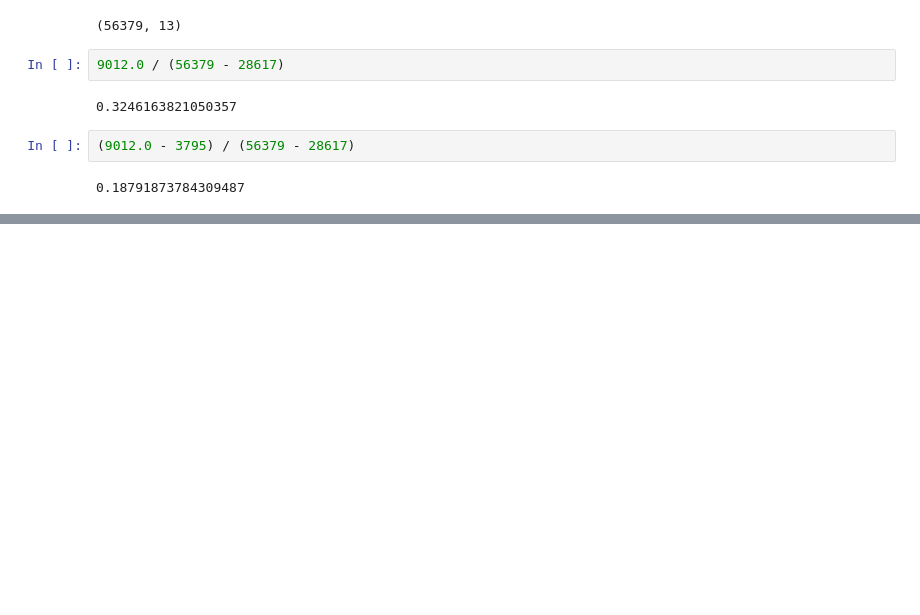
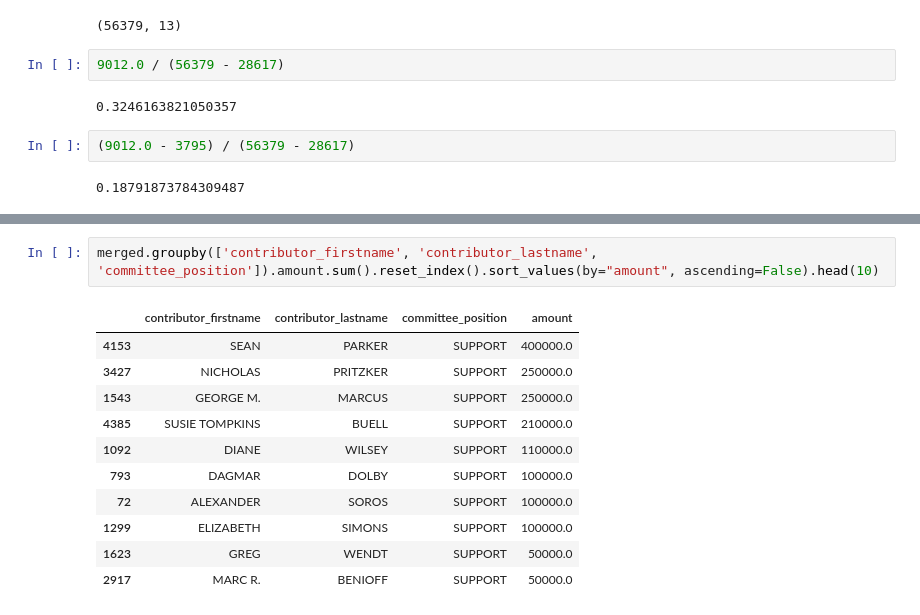
Before and after one commit to divyamistry/python_for_data_journalism, a Jupyter notebook: props-and-contribs.ipynb, the cells around one changed output, grey strips where cells are left out. Cells and saved outputs as stored; diff of their text form; blank space fills up the shorter version.

```diff
--- a/props-and-contribs.ipynb
+++ b/props-and-contribs.ipynb
@@ -249,0 +495,14 @@ contribs.shape
+# %%
+merged.groupby(['contributor_firstname', 'contributor_lastname', 'committee_position']).amount.sum().reset_index().sort_values(by="amount", ascending=False).head(10)
+# %% [output]
+|  | contributor_firstname | contributor_lastname | committee_position | amount |
+| 4153 | SEAN | PARKER | SUPPORT | 400000.0 |
+| 3427 | NICHOLAS | PRITZKER | SUPPORT | 250000.0 |
+| 1543 | GEORGE M. | MARCUS | SUPPORT | 250000.0 |
+| 4385 | SUSIE TOMPKINS | BUELL | SUPPORT | 210000.0 |
+| 1092 | DIANE | WILSEY | SUPPORT | 110000.0 |
+| 793 | DAGMAR | DOLBY | SUPPORT | 100000.0 |
+| 72 | ALEXANDER | SOROS | SUPPORT | 100000.0 |
+| 1299 | ELIZABETH | SIMONS | SUPPORT | 100000.0 |
+| 1623 | GREG | WENDT | SUPPORT | 50000.0 |
+| 2917 | MARC R. | BENIOFF | SUPPORT | 50000.0 |
```
Also changed, not shown: parts of 26 cells of this notebook.
